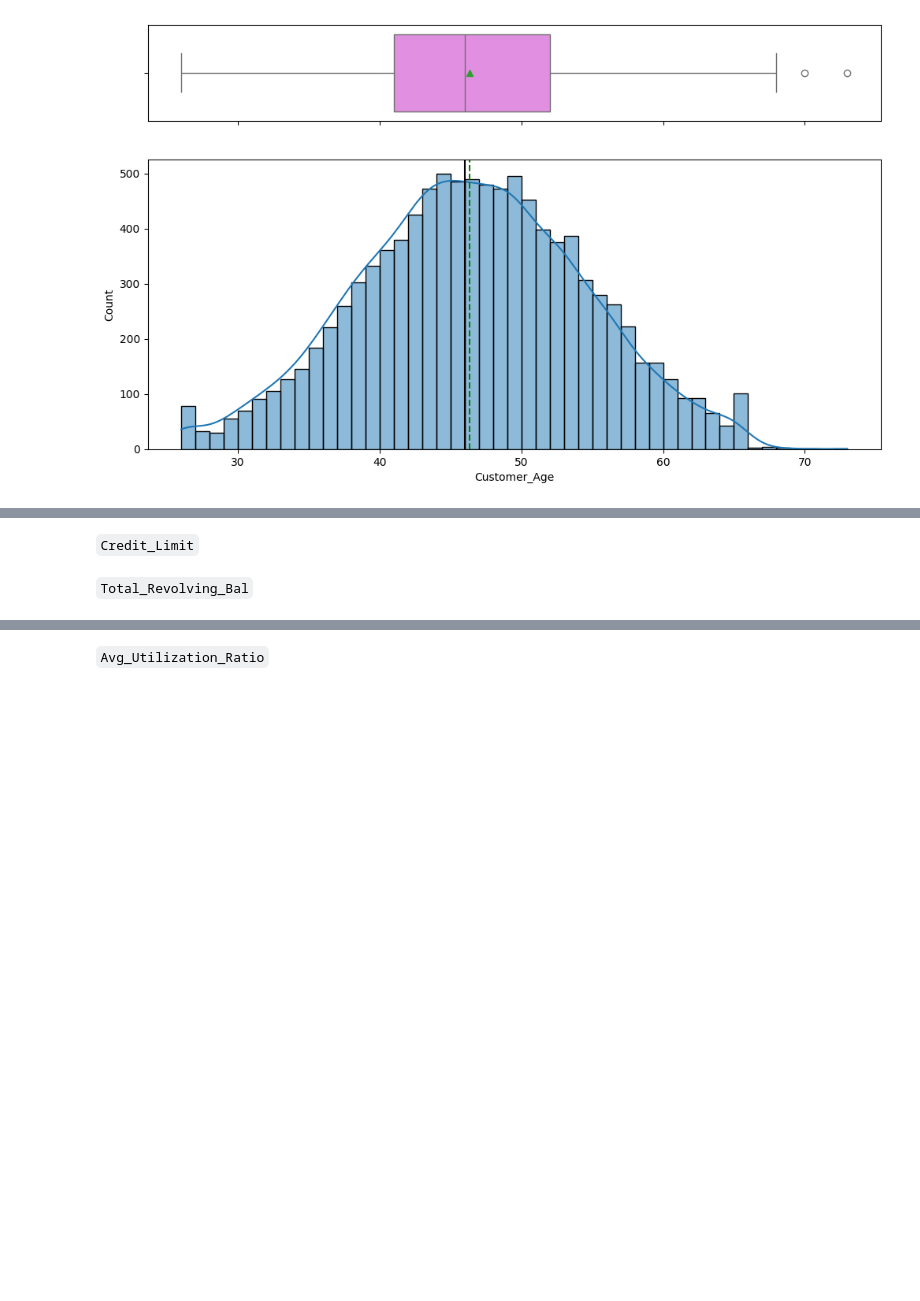
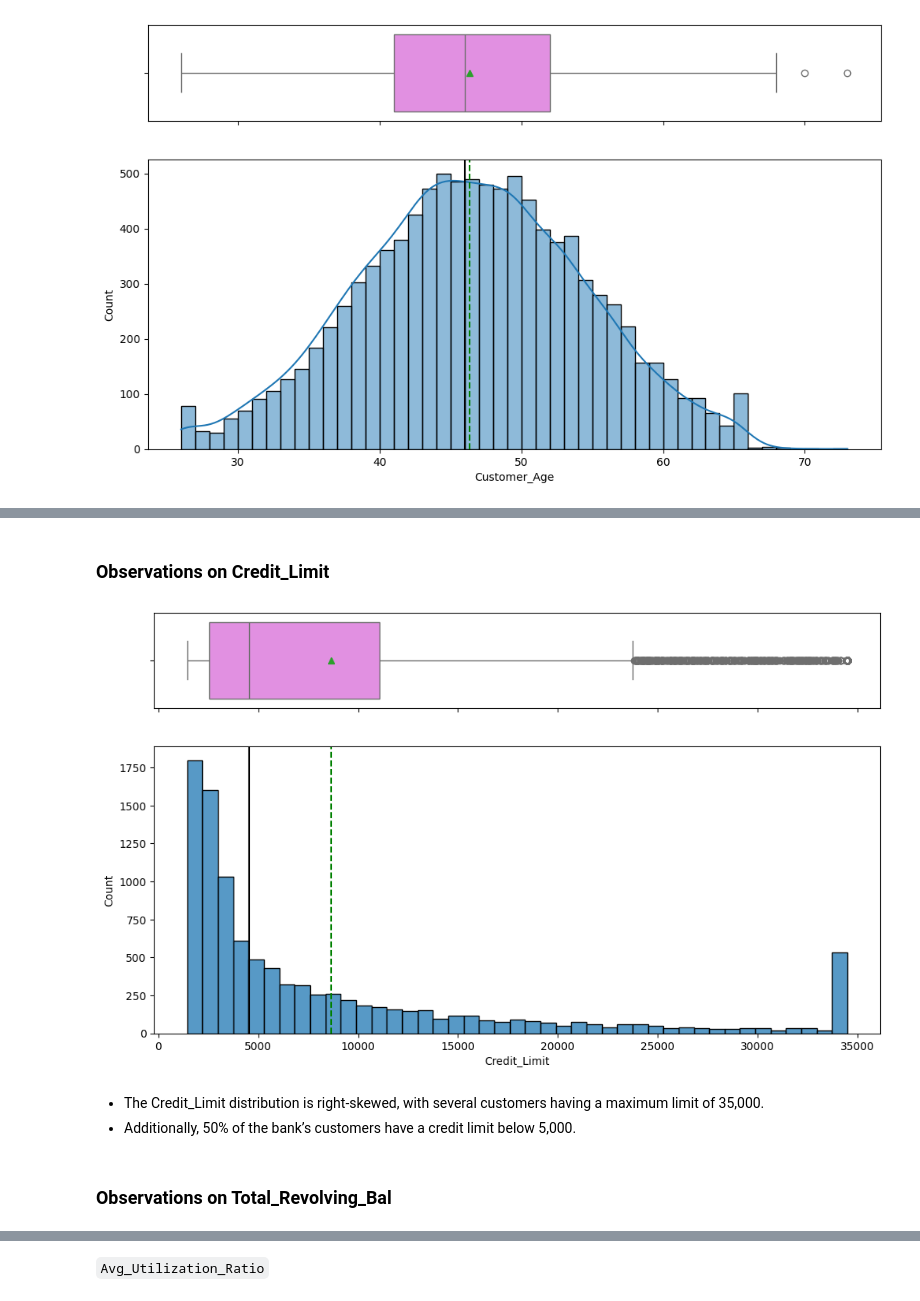
Before and after one commit to aimlalchemists/credit-card-users-churn-prediction, a Jupyter notebook: Credit_Card_Users_Churn_Prediction.ipynb, the cells around one changed output, grey strips where cells are left out. Cells and saved outputs as stored; diff of their text form; code cells hidden in the pictures; blank space fills up the shorter version.

```diff
--- a/Credit_Card_Users_Churn_Prediction.ipynb
+++ b/Credit_Card_Users_Churn_Prediction.ipynb
@@ -579,7 +587,12 @@ histogram_boxplot('_______')  ## Complete the code to create histogram_boxplot f
 # %% [markdown]
-`Credit_Limit`
+### **Observations on Credit_Limit**
 # %%
-histogram_boxplot('_______')  ## Complete the code to create histogram_boxplot for 'New_Price'
+histogram_boxplot(data, "Credit_Limit")
+# %% [output]
+[figure, added]
+# %% [markdown]
+- The Credit_Limit distribution is right-skewed, with several customers having a maximum limit of 35,000.
+- Additionally, 50% of the bank’s customers have a credit limit below 5,000.
 # %% [markdown]
-`Total_Revolving_Bal`
+### **Observations on Total_Revolving_Bal**
 # %%
```
Also changed, not shown: parts of 23 cells of this notebook.
